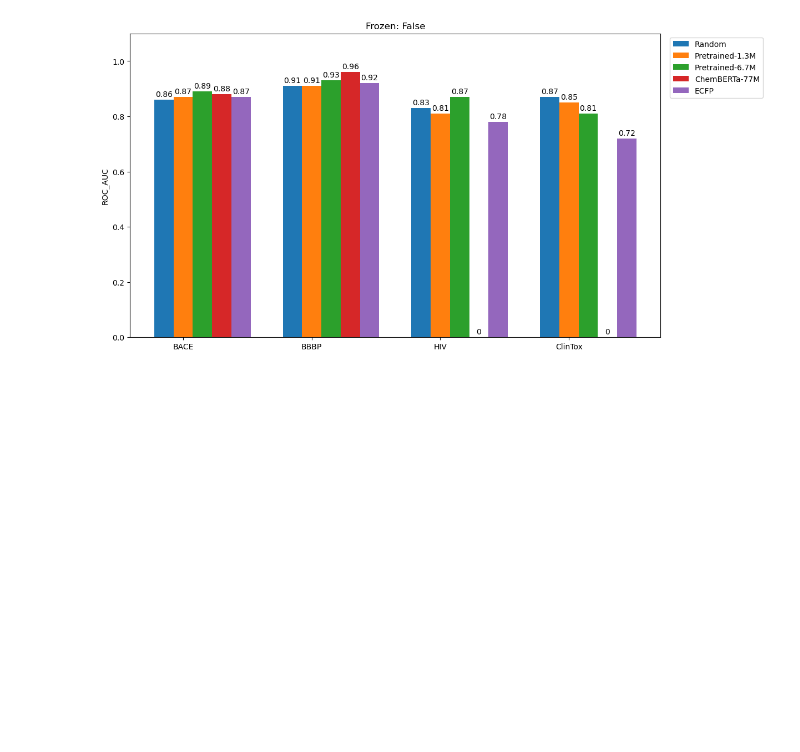
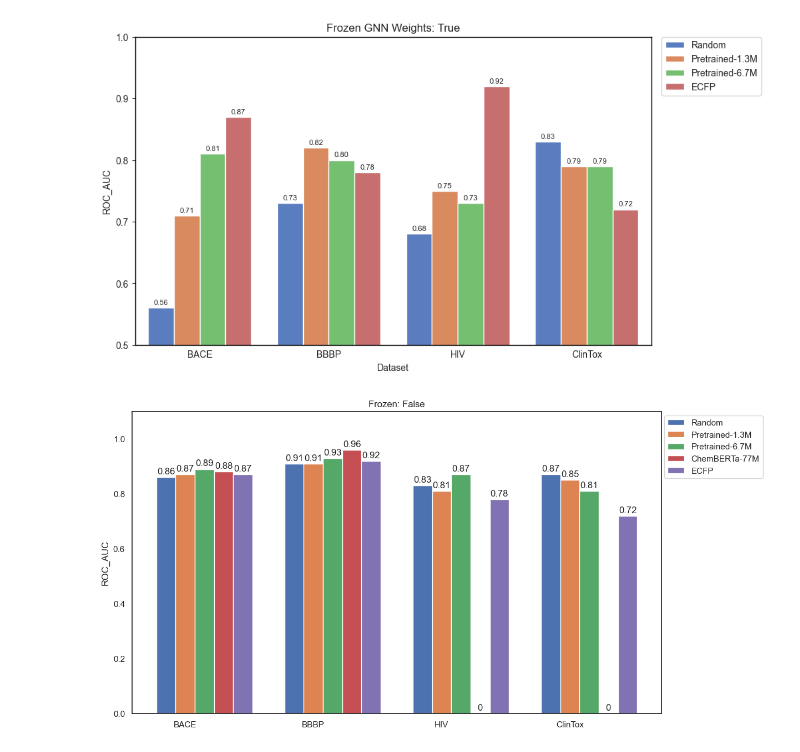
Before and after one commit to aehrlich1/BioRGM, a Jupyter notebook: notebooks/03_finetune_analysis.ipynb, the cells around one changed output. Drawn from its saved outputs; the diff is of its cells as text; code cells hidden in the pictures; blank space fills up the shorter version.

```diff
--- a/notebooks/03_finetune_analysis.ipynb
+++ b/notebooks/03_finetune_analysis.ipynb
@@ -37,3 +36,47 @@ make_bar_chart(frozen_true, "Frozen: True")
+# %%
+import pandas as pd
+import matplotlib.pyplot as plt
+import seaborn as sns
+import numpy as np
+
+
+df = pd.DataFrame([
+    {"Model": "Random", "ROC_AUC": 0.56, "Dataset": "BACE"},
+    {"Model": "Random", "ROC_AUC": 0.73, "Dataset": "BBBP"},
+    {"Model": "Random", "ROC_AUC": 0.68, "Dataset": "HIV"},
+    {"Model": "Random", "ROC_AUC": 0.83, "Dataset": "ClinTox"},
+    {"Model": "Pretrained-1.3M", "ROC_AUC": 0.71, "Dataset": "BACE"},
+    {"Model": "Pretrained-1.3M", "ROC_AUC": 0.82, "Dataset": "BBBP"},
+    {"Model": "Pretrained-1.3M", "ROC_AUC": 0.75, "Dataset": "HIV"},
+    {"Model": "Pretrained-1.3M", "ROC_AUC": 0.79, "Dataset": "ClinTox"},
+    {"Model": "Pretrained-6.7M", "ROC_AUC": 0.81, "Dataset": "BACE"},
+    {"Model": "Pretrained-6.7M", "ROC_AUC": 0.80, "Dataset": "BBBP"},
+    {"Model": "Pretrained-6.7M", "ROC_AUC": 0.73, "Dataset": "HIV"},
+    {"Model": "Pretrained-6.7M", "ROC_AUC": 0.79, "Dataset": "ClinTox"},
+    {"Model": "ECFP", "ROC_AUC": 0.87, "Dataset": "BACE"},
+    {"Model": "ECFP", "ROC_AUC": 0.92, "Dataset": "HIV"},
+    {"Model": "ECFP", "ROC_AUC": 0.78, "Dataset": "BBBP"},
+    {"Model": "ECFP", "ROC_AUC": 0.72, "Dataset": "ClinTox"},
+])
+plt.figure(figsize=(10,6))
+
+sns.set_style(style="ticks")
+sns.barplot(df, x="Dataset", y="ROC_AUC", hue="Model", palette="muted")
+plt.title("Frozen GNN Weights: True")
+plt.legend(bbox_to_anchor=(1.02, 1), loc="upper left", borderaxespad=0)
+plt.ylim(0.5, 1)
+ax = plt.gca()
+ax.tick_params(axis='x', which='both', bottom=False, pad=2)
+for spine in ax.spines.values():
+    spine.set_linewidth(1)           # Border width
+    spine.set_edgecolor("black")     #
+
+for container in ax.containers:
+    ax.bar_label(container, fmt="%.2f", padding=2, fontsize=8)
+
+plt.savefig("plot.svg", format="svg", transparent=True, bbox_inches="tight")
+# %% [output]
+[figure, added]
 # %%
 frozen_false = {
     "Random": (0.86, 0.91, 0.83, 0.87),
@@ -45,4 +88,4 @@ frozen_false = {
 
 make_bar_chart(frozen_false, "Frozen: False")
 # %% [output]
-[figure, old version]
+[figure, new version]
```
Also changed, not shown: parts of 2 cells of this notebook.
